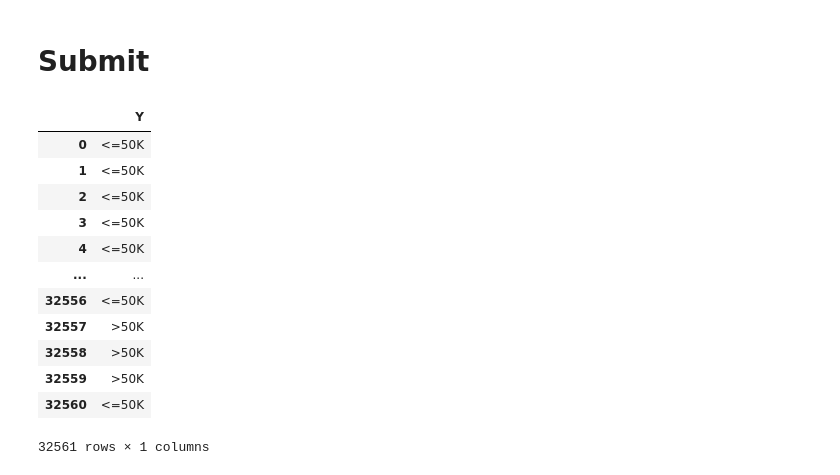
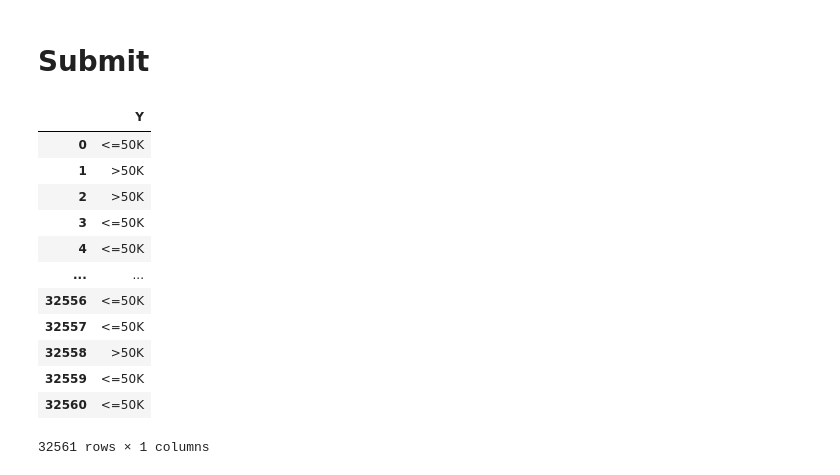
Before and after one commit to Jun-Morita/d-1, a Jupyter notebook: 回帰.ipynb, the cells around one changed output. Cells and saved outputs as stored; diff of their text form; code cells hidden in the pictures.

```diff
--- a/回帰.ipynb
+++ b/回帰.ipynb
@@ -1127,43 +1127,43 @@ submit = pd.read_csv('/content/drive/MyDrive/Colab_Notebooks/share/train.tsv', s
 
 # 'id'列と'Y'列を取得し、列名を0,1に変更
 submit = submit[['id', 'Y']]
 
 # 予測結果をデータフレームに変換し、'id'列を追加
 pred = pd.DataFrame(pred)
 pred = pd.concat([test[['id']], pred], axis=1)
 pred.columns = ['id', 'Y']
 
 # 予測結果を数値から文字列に変換
-# 50000以下なら'>50K'に、50000超なら'<=50K'に変換
-pred.loc[:, 'Y'] = np.where(pred['Y'] <= 50000, '>50K', '<=50K')
+# 50000以下なら'<=50K'に、50000超なら'>50K'に変換
+pred.loc[:, 'Y'] = np.where(pred['Y'] <= 50000, '<=50K', '>50K')
 
 # 既存のデータと予測結果を結合
 submit = pd.concat([submit, pred])
 
 # 'id'列でソートし、'id'列を削除
 submit = submit.sort_values('id')
 submit.drop(columns=['id'], inplace=True)
 
 # インデックスをリセット
 submit = submit.reset_index(drop=True)
 
 # 予測結果をCSVファイルとして保存
 # header=Falseとすることで、列名を含めずに保存
 submit.to_csv('/content/drive/MyDrive/Colab_Notebooks/share/submit.csv', header=False)
 
 # 予測結果のデータフレームを表示
 submit
 # %% [output]
 |  | Y |
 | 0 | <=50K |
-| 1 | <=50K |
-| 2 | <=50K |
+| 1 | >50K |
+| 2 | >50K |
 | 3 | <=50K |
 | 4 | <=50K |
 | ... | ... |
 | 32556 | <=50K |
-| 32557 | >50K |
+| 32557 | <=50K |
 | 32558 | >50K |
-| 32559 | >50K |
+| 32559 | <=50K |
 | 32560 | <=50K |
 32561 rows × 1 columns
```
